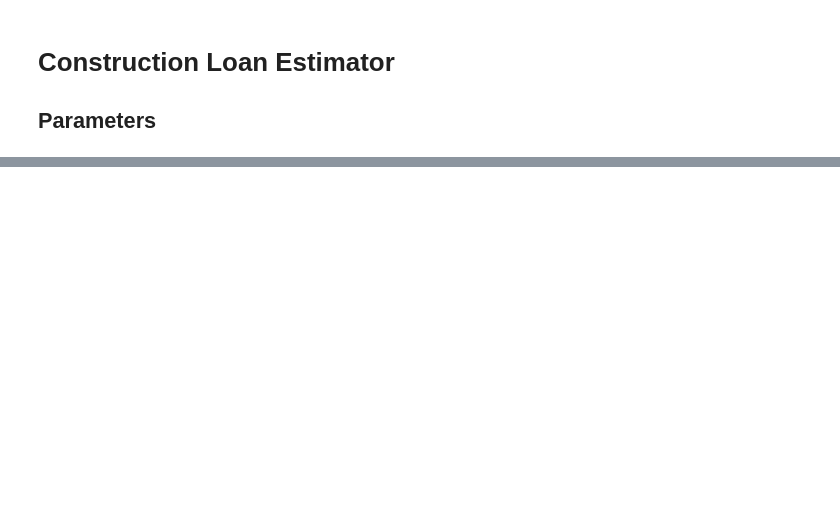
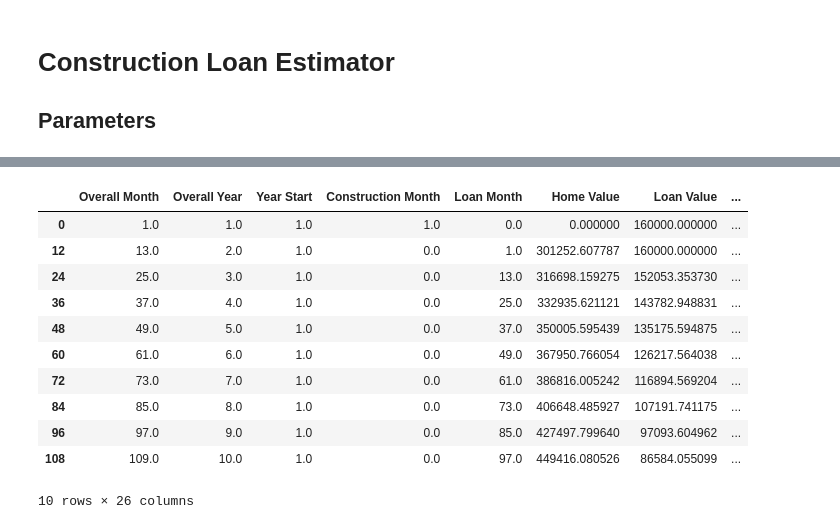
Before and after one commit to turnersale/construction_loan_estimator, a Jupyter notebook: construction_loan_notebook.ipynb, the cells around one changed output, grey strips where cells are left out. Drawn from its saved outputs; the diff is of its cells as text; code cells hidden in the pictures; blank space fills up the shorter version.

```diff
--- a/construction_loan_notebook.ipynb
+++ b/construction_loan_notebook.ipynb
@@ -96,0 +122,17 @@ monthly_data
+# %%
+# Shrink set to year starts for simpler graphs
+year_data = monthly_data.loc[monthly_data['Year Start'] == 1]
+year_data.head(10)
+# %% [output]
+|  | Overall Month | Overall Year | Year Start | Construction Month | Loan Month | Home Value | Loan Value | ... |
+| 0 | 1.0 | 1.0 | 1.0 | 1.0 | 0.0 | 0.000000 | 160000.000000 | ... |
+| 12 | 13.0 | 2.0 | 1.0 | 0.0 | 1.0 | 301252.607787 | 160000.000000 | ... |
+| 24 | 25.0 | 3.0 | 1.0 | 0.0 | 13.0 | 316698.159275 | 152053.353730 | ... |
+| 36 | 37.0 | 4.0 | 1.0 | 0.0 | 25.0 | 332935.621121 | 143782.948831 | ... |
+| 48 | 49.0 | 5.0 | 1.0 | 0.0 | 37.0 | 350005.595439 | 135175.594875 | ... |
+| 60 | 61.0 | 6.0 | 1.0 | 0.0 | 49.0 | 367950.766054 | 126217.564038 | ... |
+| 72 | 73.0 | 7.0 | 1.0 | 0.0 | 61.0 | 386816.005242 | 116894.569204 | ... |
+| 84 | 85.0 | 8.0 | 1.0 | 0.0 | 73.0 | 406648.485927 | 107191.741175 | ... |
+| 96 | 97.0 | 9.0 | 1.0 | 0.0 | 85.0 | 427497.799640 | 97093.604962 | ... |
+| 108 | 109.0 | 10.0 | 1.0 | 0.0 | 97.0 | 449416.080526 | 86584.055099 | ... |
+10 rows × 26 columns
```
Also changed, not shown: parts of 5 cells of this notebook.
